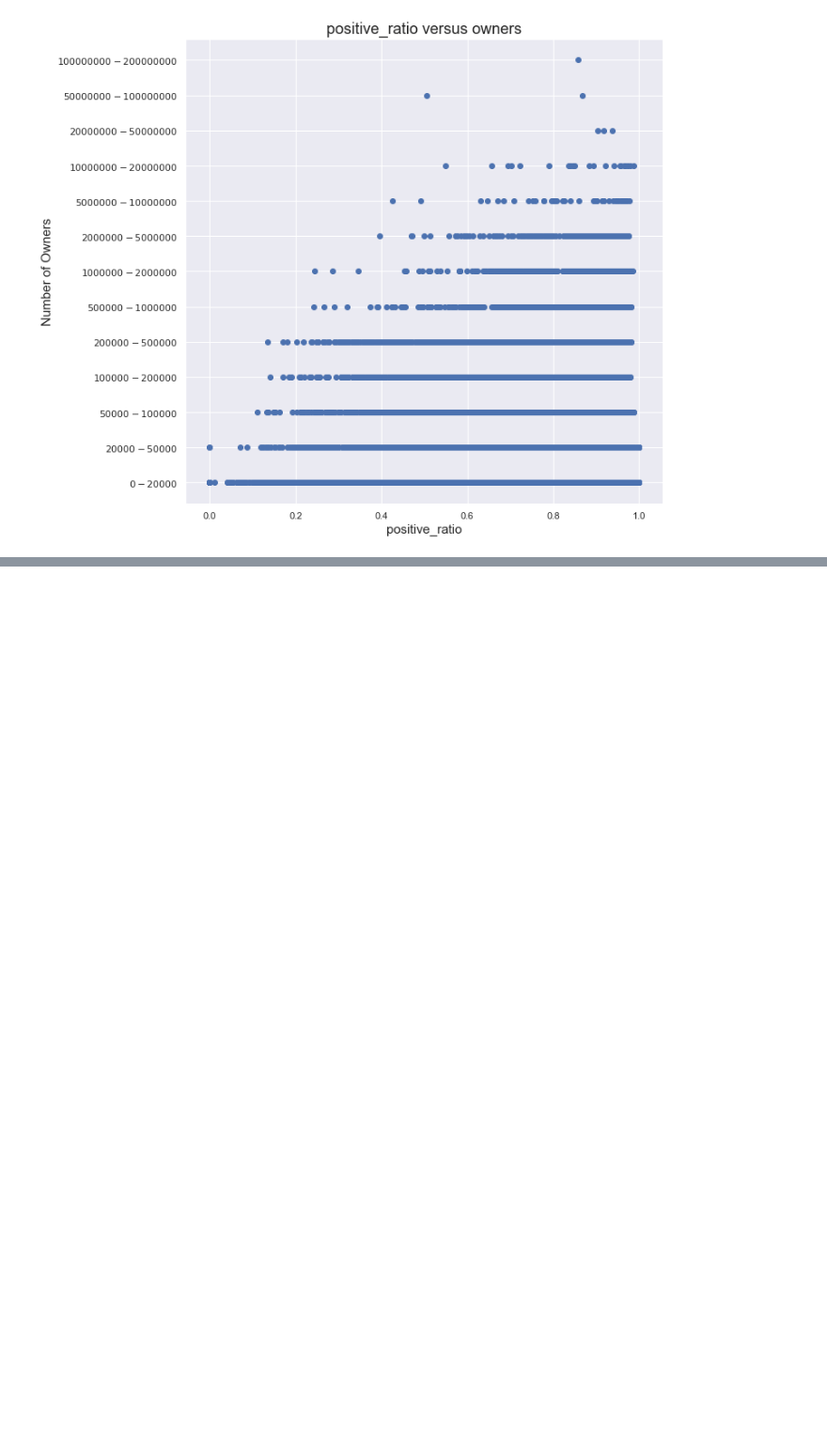
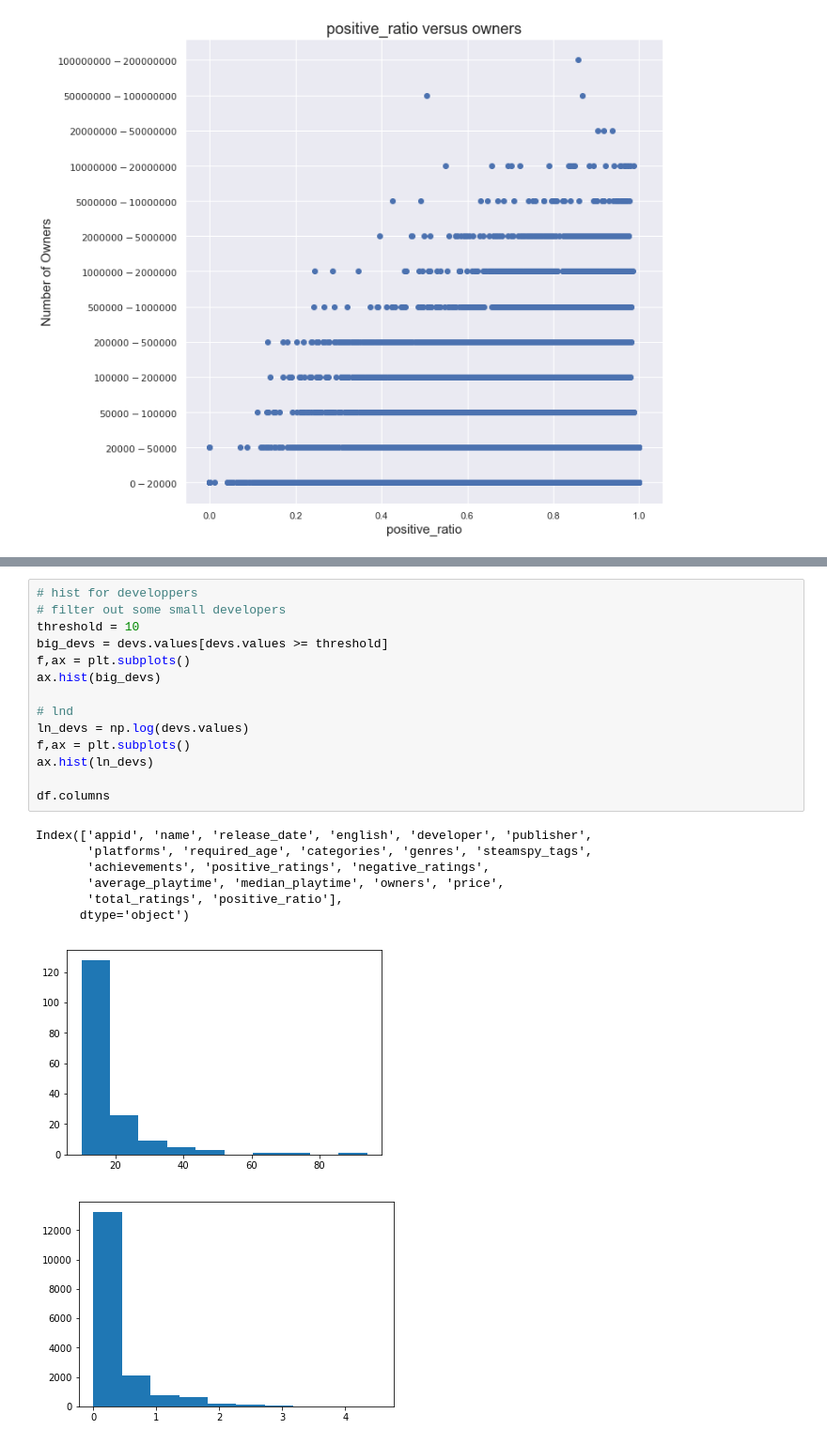
Before and after one commit to XyLearningProgramming/Steam-sales-pred, a Jupyter notebook: EDA for game price.ipynb, the cells around one changed output, grey strips where cells are left out. Shown at 94% size. Cells and saved outputs as stored; diff of their text form; blank space fills up the shorter version.

```diff
--- a/EDA for game price.ipynb
+++ b/EDA for game price.ipynb
@@ -90,0 +133,23 @@ for feature in ['achievements', 'positive_ratings', 'negative_ratings', 'average
+# %%
+# hist for developpers
+# filter out some small developers
+threshold = 10
+big_devs = devs.values[devs.values >= threshold]
+f,ax = plt.subplots()
+ax.hist(big_devs)
+
+# lnd
+ln_devs = np.log(devs.values)
+f,ax = plt.subplots()
+ax.hist(ln_devs)
+
+df.columns
+# %% [output]
+Index(['appid', 'name', 'release_date', 'english', 'developer', 'publisher',
+       'platforms', 'required_age', 'categories', 'genres', 'steamspy_tags',
+       'achievements', 'positive_ratings', 'negative_ratings',
+       'average_playtime', 'median_playtime', 'owners', 'price',
+       'total_ratings', 'positive_ratio'],
+      dtype='object')
+[figure, added]
+[figure, added]
```
Also changed, not shown: parts of 11 cells of this notebook.
